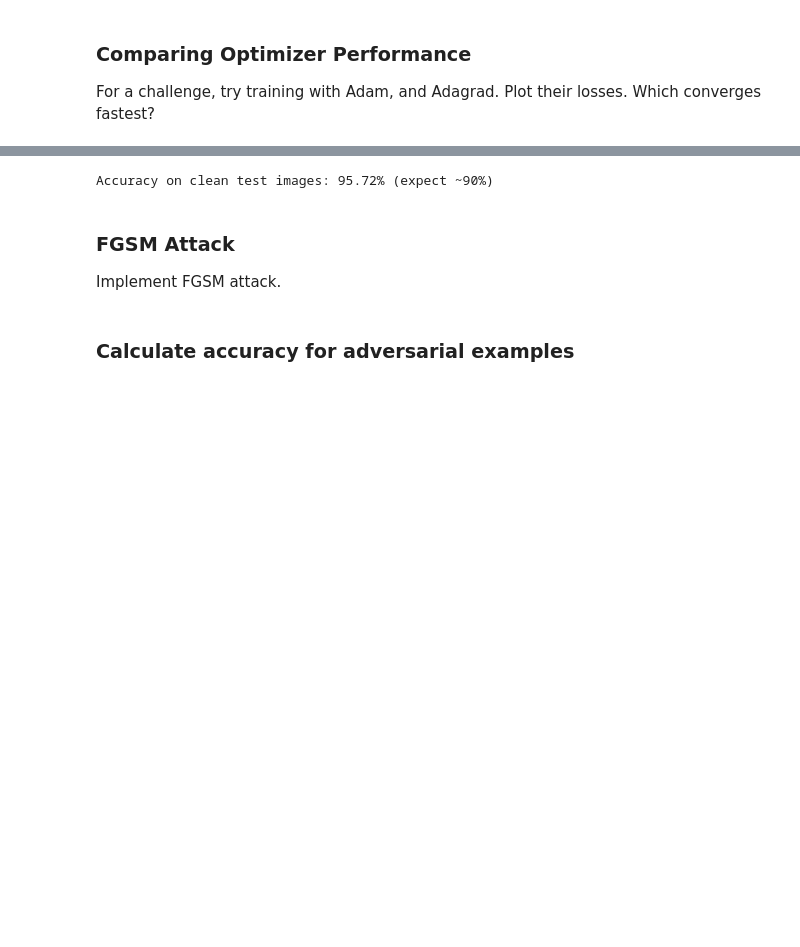
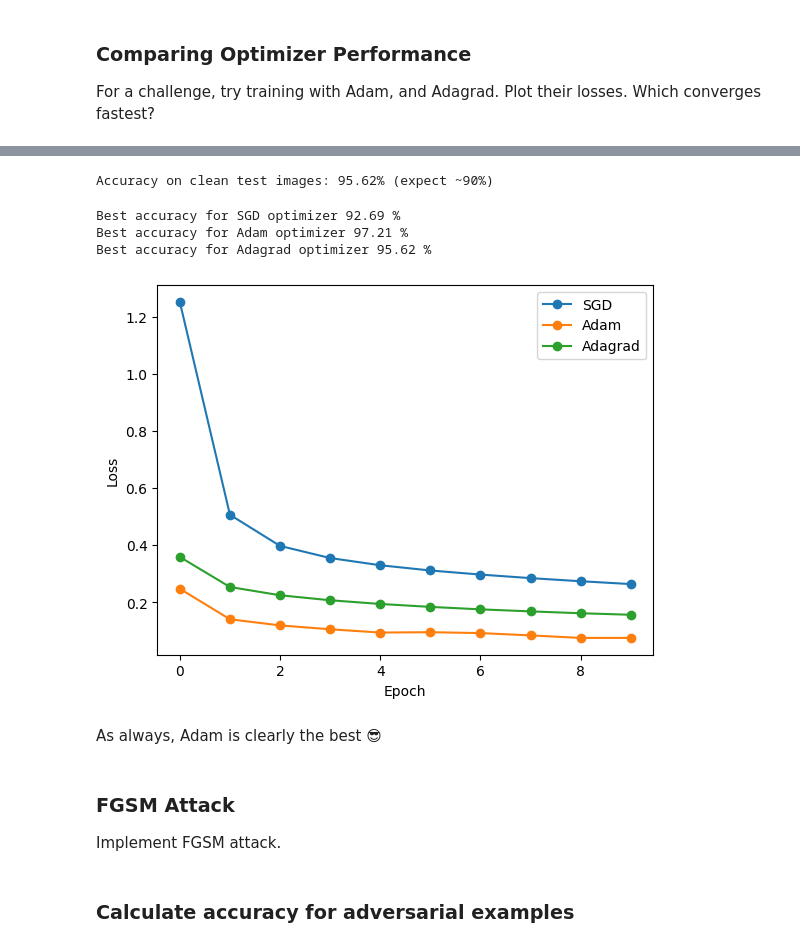
Before and after one commit to Spontaniczny/Stochastic-methods-in-machine-learning, a Jupyter notebook: lab3/lab3.ipynb, the cells around one changed output, grey strips where cells are left out. Cells and saved outputs as stored; diff of their text form; code cells hidden in the pictures; blank space fills up the shorter version.

```diff
--- a/lab3/lab3.ipynb
+++ b/lab3/lab3.ipynb
@@ -153,6 +158,7 @@ criterion = nn.CrossEntropyLoss()
 optimizer = optim.SGD(model.parameters(), lr=learning_rate)
 
 num_epochs = 10
+losses_sgd = []
 
 model.train()
 for epoch in range(num_epochs):
@@ -170,5 +176,6 @@ for epoch in range(num_epochs):
 
         running_loss += loss.item()
 
+    losses_sgd.append(running_loss/len(train_loader))
     print(f"Epoch [{epoch+1}/{num_epochs}], Loss: {running_loss/len(train_loader):.4f}")
 # %% [output]
@@ -215,6 +223,7 @@ criterion = nn.CrossEntropyLoss()
 optimizer = optim.Adam(model.parameters(), lr=learning_rate)
 
 num_epochs = 10
+losses_adam = []
 
 model.train()
 for epoch in range(num_epochs):
@@ -232,5 +241,6 @@ for epoch in range(num_epochs):
 
         running_loss += loss.item()
 
+    losses_adam.append(running_loss/len(train_loader))
     print(f"Epoch [{epoch+1}/{num_epochs}], Loss: {running_loss/len(train_loader):.4f}")
 # %% [output]
@@ -268,6 +278,7 @@ criterion = nn.CrossEntropyLoss()
 optimizer = optim.Adagrad(model.parameters(), lr=learning_rate)
 
 num_epochs = 10
+losses_adagrad = []
 
 model.train()
 for epoch in range(num_epochs):
@@ -285,5 +296,6 @@ for epoch in range(num_epochs):
 
         running_loss += loss.item()
 
+    losses_adagrad.append(running_loss/len(train_loader))
     print(f"Epoch [{epoch+1}/{num_epochs}], Loss: {running_loss/len(train_loader):.4f}")
 # %% [output]
@@ -309,10 +321,31 @@ with torch.no_grad():
         total += labels.size(0)
         correct += (predicted == labels).sum().item()
 
-clean_acc = 100 * correct / total
-print(f"Accuracy on clean test images: {clean_acc:.2f}% (expect ~90%)")
+clean_acc_adagrad = 100 * correct / total
+print(f"Accuracy on clean test images: {clean_acc_adagrad:.2f}% (expect ~90%)")
 # %% [output]
-Accuracy on clean test images: 95.72% (expect ~90%)
+Accuracy on clean test images: 95.62% (expect ~90%)
+# %%
+print(f"Best accuracy for SGD optimizer {clean_acc_sgd} %")
+print(f"Best accuracy for Adam optimizer {clean_acc_adam} %")
+print(f"Best accuracy for Adagrad optimizer {clean_acc_adagrad} %")
+# %% [output]
+Best accuracy for SGD optimizer 92.69 %
+Best accuracy for Adam optimizer 97.21 %
+Best accuracy for Adagrad optimizer 95.62 %
+# %%
+plt.plot(losses_sgd, marker="o", label="SGD")
+plt.plot(losses_adam, marker="o", label="Adam")
+plt.plot(losses_adagrad, marker="o", label="Adagrad")
+
+plt.legend()
+plt.xlabel("Epoch")
+plt.ylabel("Loss")
+plt.show()
+# %% [output]
+[figure, added]
+# %% [markdown]
+As always, Adam is clearly the best 😎
 # %% [markdown]
 ### FGSM Attack
 Implement FGSM attack.
```
Also changed, not shown: parts of 23 cells of this notebook.
